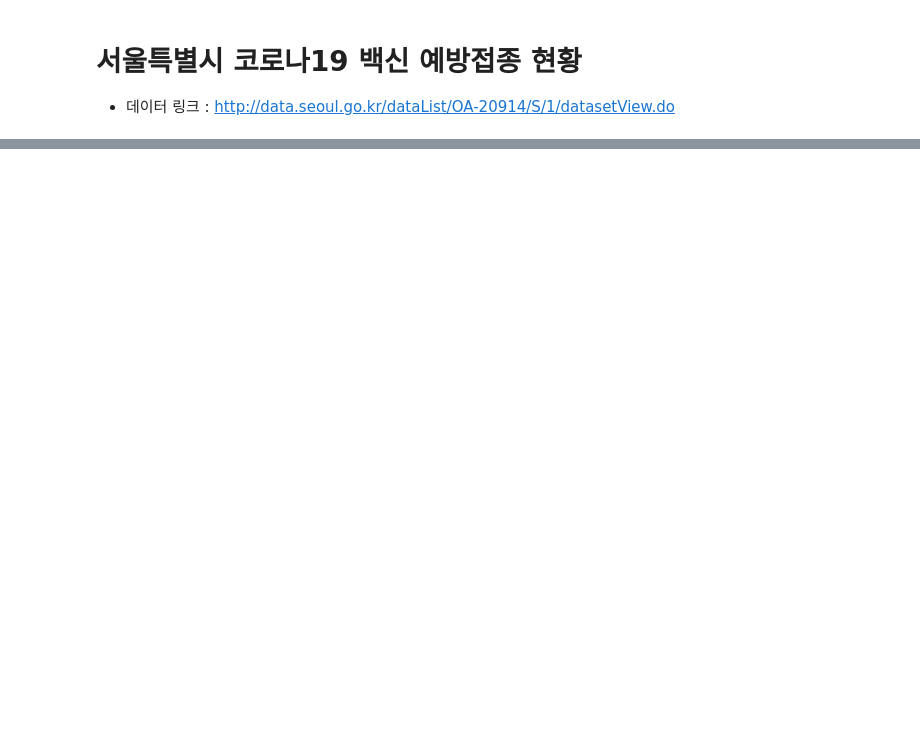
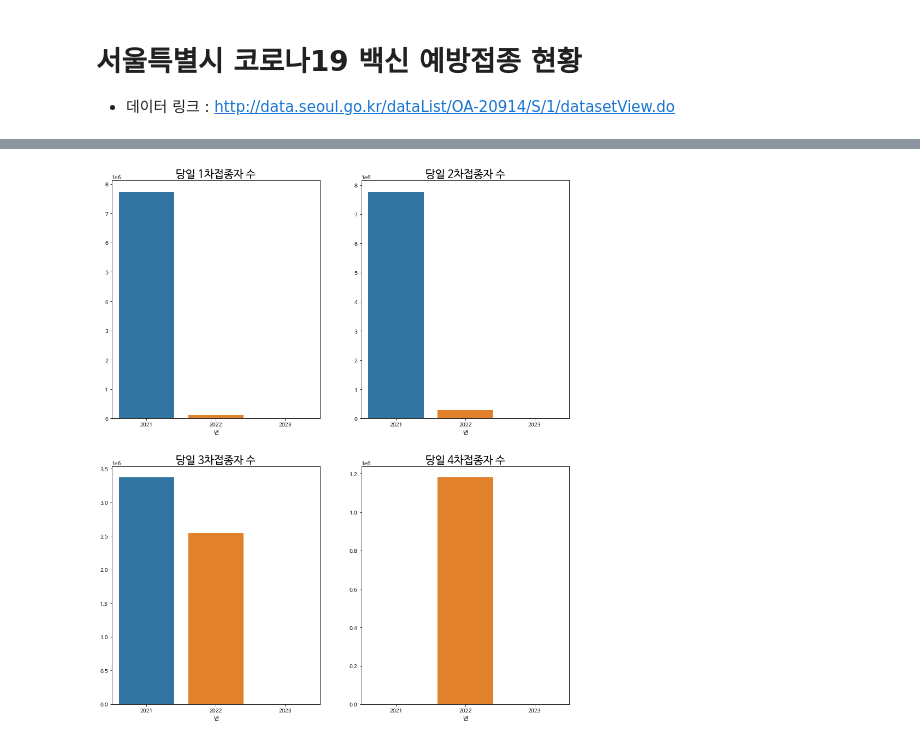
Before and after one commit to ysw2946/Daily_EDA, a Jupyter notebook: 서울특별시 코로나19 백신 예방접종 현황.ipynb, the cells around one changed output, grey strips where cells are left out. Drawn from its saved outputs; the diff is of its cells as text; code cells hidden in the pictures; blank space fills up the shorter version.

```diff
--- a/서울특별시 코로나19 백신 예방접종 현황.ipynb
+++ b/서울특별시 코로나19 백신 예방접종 현황.ipynb
@@ -326,0 +149,10 @@ tar.sort_values('당일 4차접종자 수',ascending=False)
+# %%
+# 요일별 접종 수
+year = covid_19.groupby('년',as_index=False).sum()
+month = covid_19.groupby('월',as_index=False).sum()
+day = covid_19.groupby('요일',as_index=False).sum()
+
+weekday_list = ['월', '화', '수', '목', '금', '토', '일']
+day['요일'] = day['요일'].apply(lambda x : weekday_list[x])
+
+day.head()
@@ -326,0 +166,15 @@ tar.sort_values('당일 4차접종자 수',ascending=False)
+# %%
+# 년도별 백신 접종자 수
+plt.figure(figsize=(15,7))
+plt.subplots_adjust(left=0.125, bottom=0.1,  right=0.9, top=2.0, wspace=0.2, hspace=0.2)
+col_list = ['당일 1차접종자 수','당일 2차접종자 수','당일 3차접종자 수','당일 4차접종자 수']
+
+for i in range(4):
+  plt.subplot(2,2,i+1)
+  sns.barplot(x='년',y=year[col_list[i]],data=year)
+  plt.title(col_list[i],size=20)
+  plt.ylabel('')
+
+plt.show()
+# %% [output]
+[figure, added]
```
Also changed, not shown: parts of 43 cells of this notebook.
